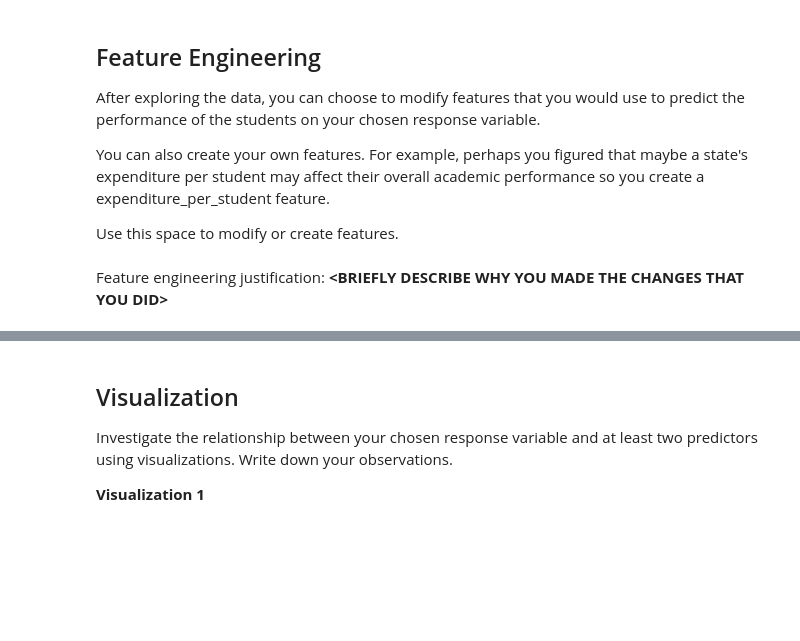
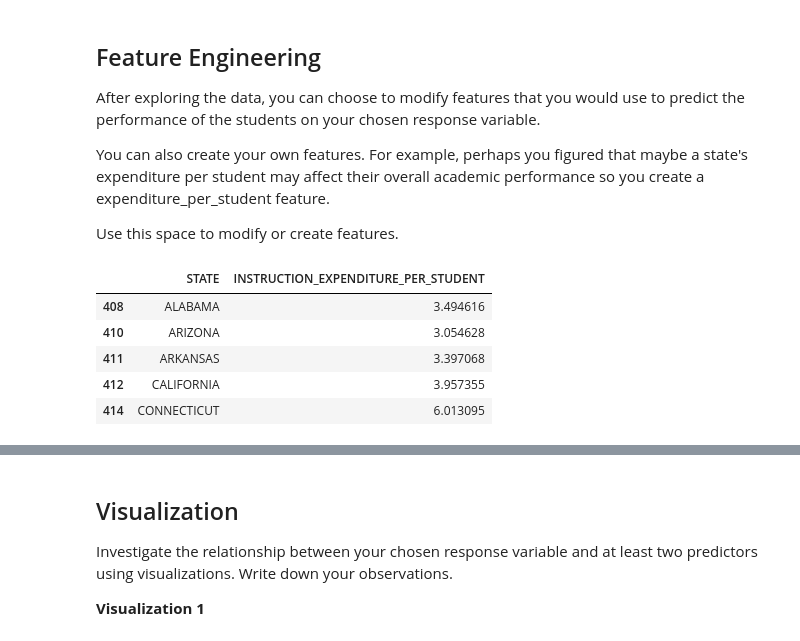
Before and after one commit to js3444/MDST-Onboarding, a Jupyter notebook: tutorial1/checkpoint1.ipynb, the cells around one changed output, grey strips where cells are left out. Drawn from its saved outputs; the diff is of its cells as text; code cells hidden in the pictures; blank space fills up the shorter version.

```diff
--- a/tutorial1/checkpoint1.ipynb
+++ b/tutorial1/checkpoint1.ipynb
@@ -150,2 +163,11 @@ Use this space to modify or create features.
-# %% [markdown]
-Feature engineering justification: **<BRIEFLY DESCRIBE WHY YOU MADE THE CHANGES THAT YOU DID\>**
+# %%
+# @@@ 5
+df['INSTRUCTION_EXPENDITURE_PER_STUDENT'] = df['INSTRUCTION_EXPENDITURE'] / df['ENROLL_ALL_EST']
+df[["STATE", "INSTRUCTION_EXPENDITURE_PER_STUDENT"]].head()
+# %% [output]
+|  | STATE | INSTRUCTION_EXPENDITURE_PER_STUDENT |
+| 408 | ALABAMA | 3.494616 |
+| 410 | ARIZONA | 3.054628 |
+| 411 | ARKANSAS | 3.397068 |
+| 412 | CALIFORNIA | 3.957355 |
+| 414 | CONNECTICUT | 6.013095 |
```
Also changed, not shown: parts of 26 cells of this notebook.
